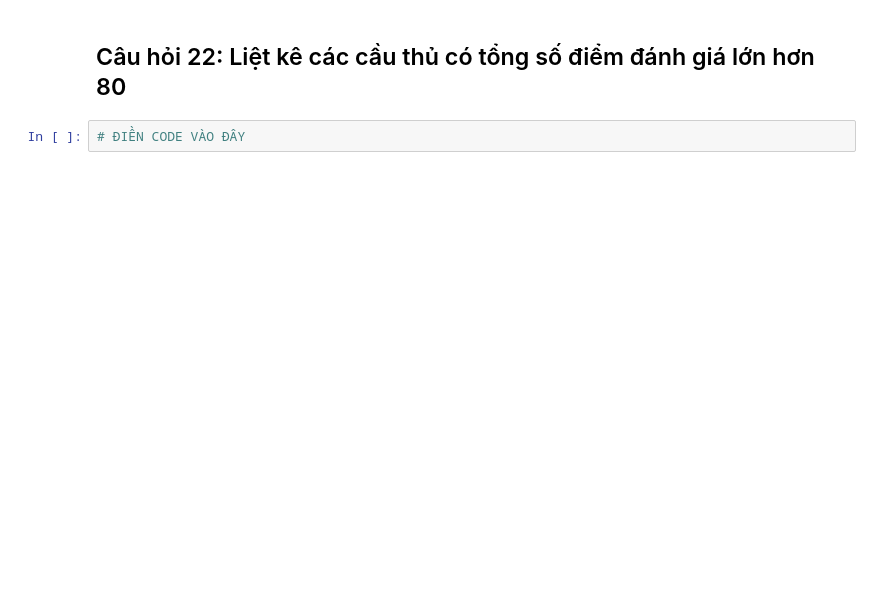
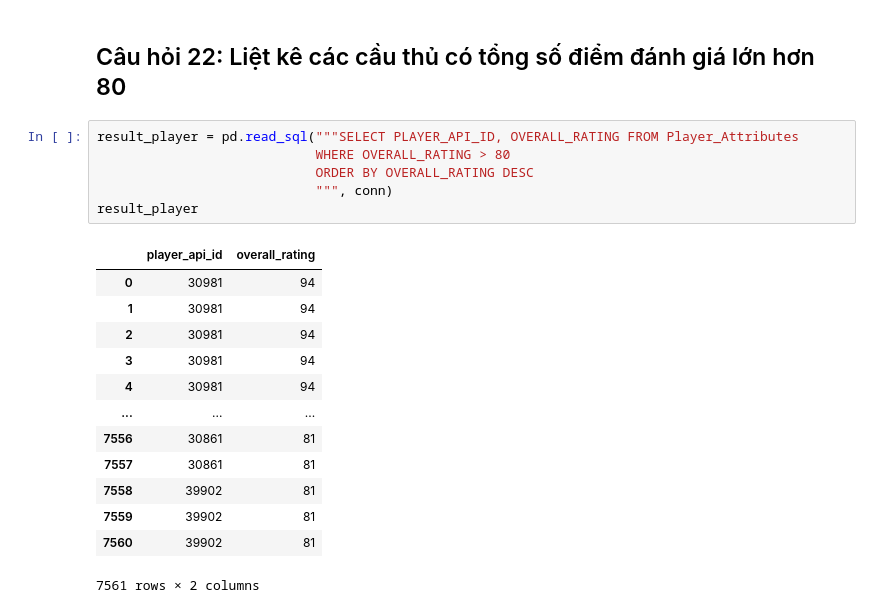
Before and after one commit to ysea1/asm, a Jupyter notebook: DSP302x_asm1_haiphFX22075@funix.edu.vn/[VN] European football-forStudent.ipynb, the cells around one changed output. Drawn from its saved outputs; the diff is of its cells as text; blank space fills up the shorter version.

```diff
--- a/DSP302x_asm1_haiphFX22075@funix.edu.vn/[VN] European football-forStudent.ipynb
+++ b/DSP302x_asm1_haiphFX22075@funix.edu.vn/[VN] European football-forStudent.ipynb
@@ -527,4 +600,22 @@ DatabaseError: Execution failed on sql 'SELECT LEAGUE_ID, TOTAL_PER_LEAGUE, TOTA
 # %% [markdown]
 ## Câu hỏi 22: Liệt kê các cầu thủ có tổng số điểm đánh giá lớn hơn 80
-# %%
-# ĐIỀN CODE VÀO ĐÂY
+# %%
+result_player = pd.read_sql("""SELECT PLAYER_API_ID, OVERALL_RATING FROM Player_Attributes
+                            WHERE OVERALL_RATING > 80
+                            ORDER BY OVERALL_RATING DESC
+                            """, conn)
+result_player
+# %% [output]
+|  | player_api_id | overall_rating |
+| 0 | 30981 | 94 |
+| 1 | 30981 | 94 |
+| 2 | 30981 | 94 |
+| 3 | 30981 | 94 |
+| 4 | 30981 | 94 |
+| ... | ... | ... |
+| 7556 | 30861 | 81 |
+| 7557 | 30861 | 81 |
+| 7558 | 39902 | 81 |
+| 7559 | 39902 | 81 |
+| 7560 | 39902 | 81 |
+7561 rows × 2 columns
```
Also changed, not shown: parts of 9 cells of this notebook.
